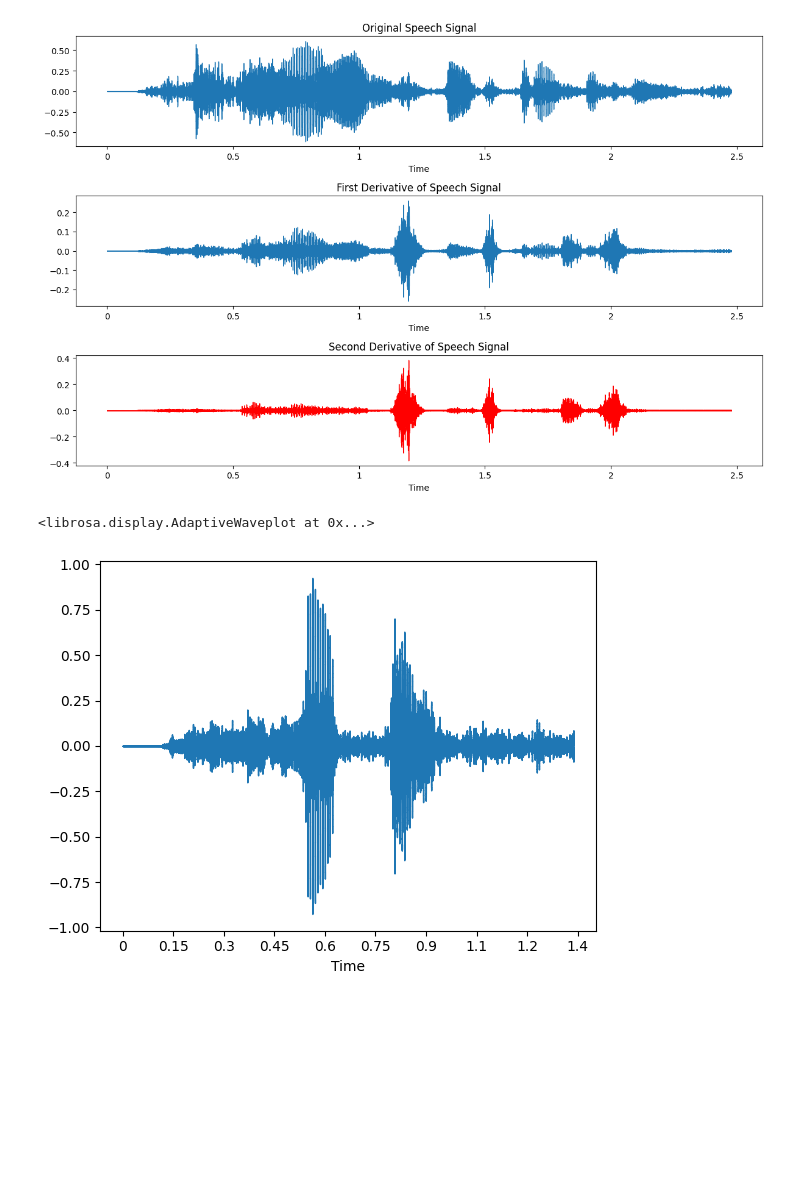
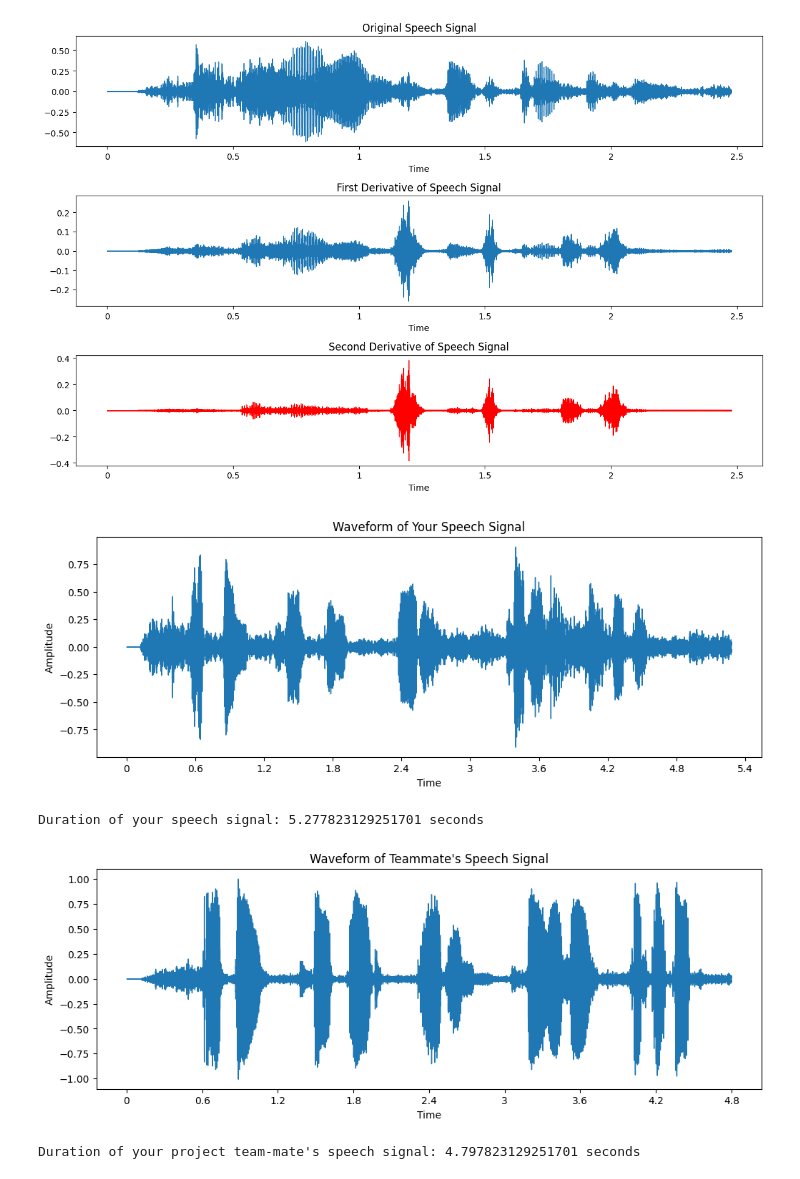
Before and after one commit to vishwashdark/Speech-Processing, a Jupyter notebook: Lab2.ipynb, the cells around one changed output. Cells and saved outputs as stored; diff of their text form; code cells hidden in the pictures; blank space fills up the shorter version.

```diff
--- a/Lab2.ipynb
+++ b/Lab2.ipynb
@@ -81,18 +81,37 @@ plt.tight_layout()
 plt.show()
 # %% [output]
 [figure]
-# %%
-"""A3. Speak 5 of your favorite words. Observe the length of the speech signals. Compare the lengths of
-your spoken words with those of your project team-mate."""
-import librosa
-import librosa.display
-import matplotlib.pyplot as plt
-import numpy as np
-import sounddevice as sd
-
-y, sr = librosa.load("Audio/Apple.ogg")
-sd.play(y)
-librosa.display.waveshow(y)
-# %% [output]
-<librosa.display.AdaptiveWaveplot at 0x...>
-[figure, removed]
+# %%
+import librosa
+import librosa.display
+import matplotlib.pyplot as plt
+import numpy as np
+import sounddevice as sd
+
+
+y, sr = librosa.load("Audio/All.ogg")
+plt.figure(figsize=(12, 4))
+librosa.display.waveshow(y, sr=sr)
+plt.title('Waveform of Your Speech Signal')
+plt.xlabel('Time')
+plt.ylabel('Amplitude')
+plt.show()
+
+duration = librosa.get_duration(y=y, sr=sr)
+print(f'Duration of your speech signal: {duration} seconds')
+y_team, sr_team = librosa.load("Audio/sreyas_ALl.ogg")
+
+plt.figure(figsize=(12, 4))
+librosa.display.waveshow(y_team, sr=sr_team)
+plt.title('Waveform of Teammate\'s Speech Signal')
+plt.xlabel('Time')
+plt.ylabel('Amplitude')
+plt.show()
+
+duration_teammate = librosa.get_duration(y=y_team, sr=sr_team)
+print(f'Duration of your project team-mate\'s speech signal: {duration_teammate} seconds')
+# %% [output]
+[figure, added]
+Duration of your speech signal: 5.277823129251701 seconds
+[figure, added]
+Duration of your project team-mate's speech signal: 4.797823129251701 seconds
```
Also changed, not shown: parts of 3 cells of this notebook.
